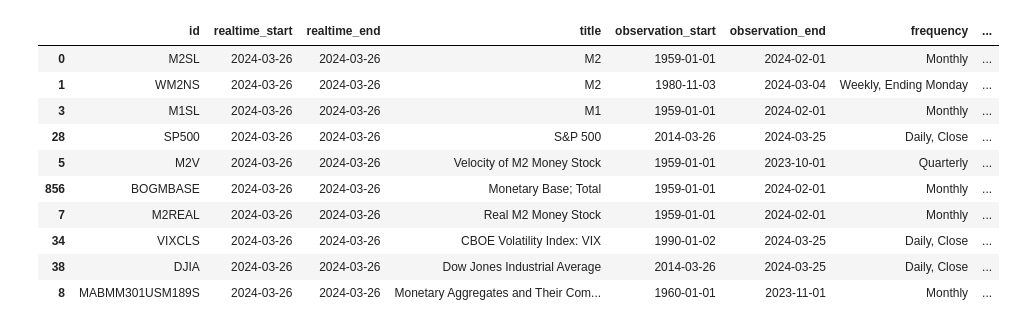
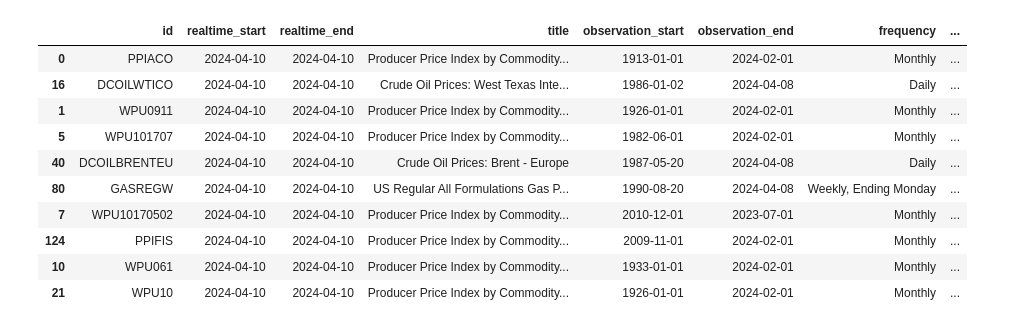
Before and after one commit to ivandimitrovkyulev/Notebooks, a Jupyter notebook: sample/macro_data.ipynb, the cells around one changed output. Cells and saved outputs as stored; diff of their text form; code cells hidden in the pictures.

```diff
--- a/sample/macro_data.ipynb
+++ b/sample/macro_data.ipynb
@@ -3,19 +3,19 @@ import warnings
 warnings.filterwarnings('ignore')
 import src.stlouisfed as fred
 # %%
-series = fred.search_series('stock')
+series = fred.search_series('commodity')
 
 series.sort_values('popularity', ascending=False).head(10)
 # %% [output]
 |  | id | realtime_start | realtime_end | title | observation_start | observation_end | frequency | ... |
-| 0 | M2SL | 2024-03-26 | 2024-03-26 | M2 | 1959-01-01 | 2024-02-01 | Monthly | ... |
-| 1 | WM2NS | 2024-03-26 | 2024-03-26 | M2 | 1980-11-03 | 2024-03-04 | Weekly, Ending Monday | ... |
-| 3 | M1SL | 2024-03-26 | 2024-03-26 | M1 | 1959-01-01 | 2024-02-01 | Monthly | ... |
-| 28 | SP500 | 2024-03-26 | 2024-03-26 | S&P 500 | 2014-03-26 | 2024-03-25 | Daily, Close | ... |
-| 5 | M2V | 2024-03-26 | 2024-03-26 | Velocity of M2 Money Stock | 1959-01-01 | 2023-10-01 | Quarterly | ... |
-| 856 | BOGMBASE | 2024-03-26 | 2024-03-26 | Monetary Base; Total | 1959-01-01 | 2024-02-01 | Monthly | ... |
-| 7 | M2REAL | 2024-03-26 | 2024-03-26 | Real M2 Money Stock | 1959-01-01 | 2024-02-01 | Monthly | ... |
-| 34 | VIXCLS | 2024-03-26 | 2024-03-26 | CBOE Volatility Index: VIX | 1990-01-02 | 2024-03-25 | Daily, Close | ... |
-| 38 | DJIA | 2024-03-26 | 2024-03-26 | Dow Jones Industrial Average | 2014-03-26 | 2024-03-25 | Daily, Close | ... |
-| 8 | MABMM301USM189S | 2024-03-26 | 2024-03-26 | Monetary Aggregates and Their Com... | 1960-01-01 | 2023-11-01 | Monthly | ... |
+| 0 | PPIACO | 2024-04-10 | 2024-04-10 | Producer Price Index by Commodity... | 1913-01-01 | 2024-02-01 | Monthly | ... |
+| 16 | DCOILWTICO | 2024-04-10 | 2024-04-10 | Crude Oil Prices: West Texas Inte... | 1986-01-02 | 2024-04-08 | Daily | ... |
+| 1 | WPU0911 | 2024-04-10 | 2024-04-10 | Producer Price Index by Commodity... | 1926-01-01 | 2024-02-01 | Monthly | ... |
+| 5 | WPU101707 | 2024-04-10 | 2024-04-10 | Producer Price Index by Commodity... | 1982-06-01 | 2024-02-01 | Monthly | ... |
+| 40 | DCOILBRENTEU | 2024-04-10 | 2024-04-10 | Crude Oil Prices: Brent - Europe | 1987-05-20 | 2024-04-08 | Daily | ... |
+| 80 | GASREGW | 2024-04-10 | 2024-04-10 | US Regular All Formulations Gas P... | 1990-08-20 | 2024-04-08 | Weekly, Ending Monday | ... |
+| 7 | WPU10170502 | 2024-04-10 | 2024-04-10 | Producer Price Index by Commodity... | 2010-12-01 | 2023-07-01 | Monthly | ... |
+| 124 | PPIFIS | 2024-04-10 | 2024-04-10 | Producer Price Index by Commodity... | 2009-11-01 | 2024-02-01 | Monthly | ... |
+| 10 | WPU061 | 2024-04-10 | 2024-04-10 | Producer Price Index by Commodity... | 1933-01-01 | 2024-02-01 | Monthly | ... |
+| 21 | WPU10 | 2024-04-10 | 2024-04-10 | Producer Price Index by Commodity... | 1926-01-01 | 2024-02-01 | Monthly | ... |
 # %%
```
Also changed, not shown: parts of 3 cells of this notebook, 6 other files.
